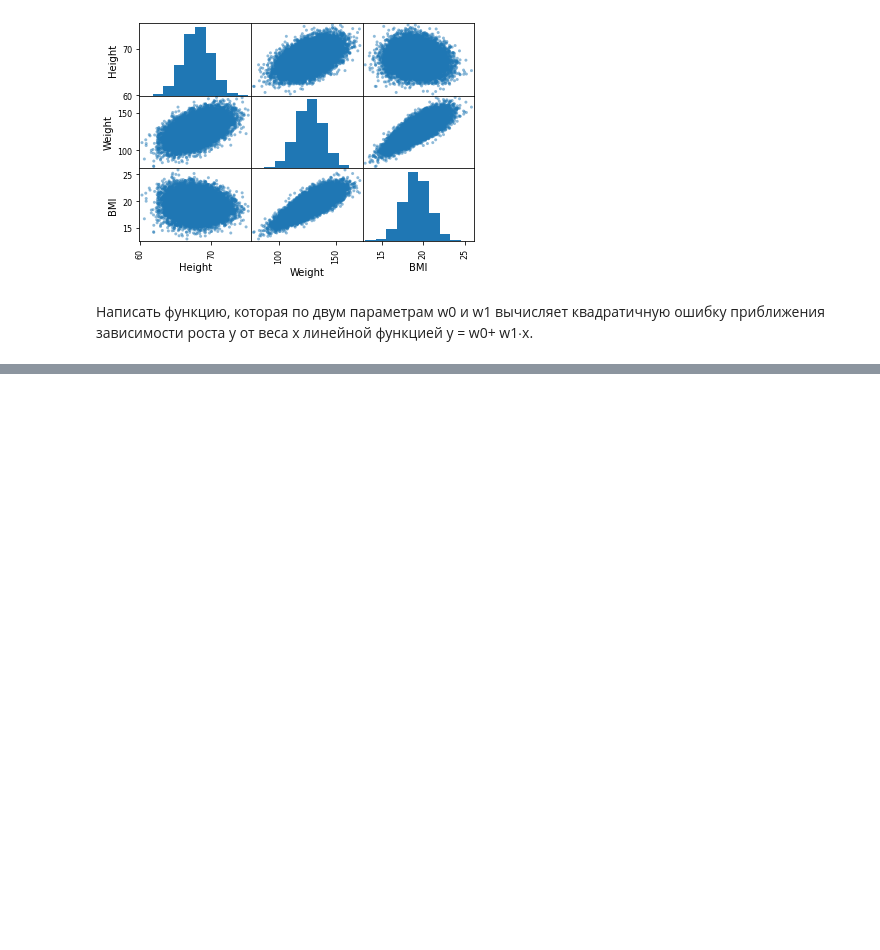
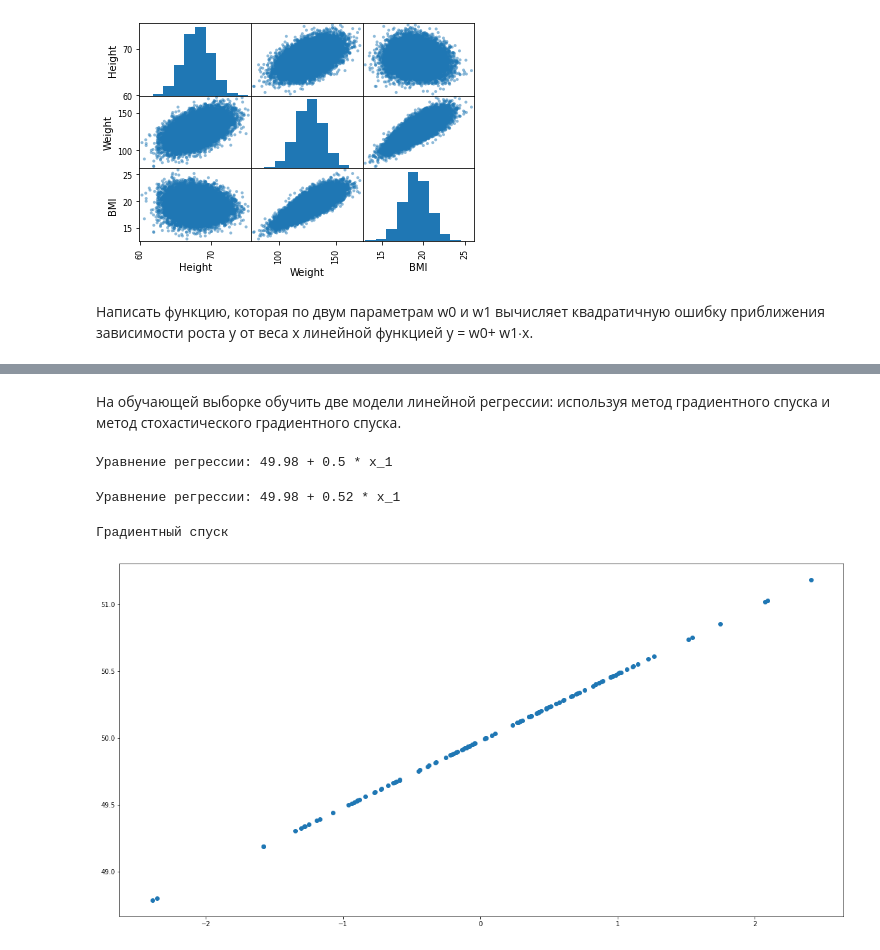
Before and after one commit to UTMN-Magistracy/Machine_Learning, a Jupyter notebook: lab_4_2/lab4_2.ipynb, the cells around one changed output, grey strips where cells are left out. Cells and saved outputs as stored; diff of their text form; code cells hidden in the pictures; blank space fills up the shorter version.

```diff
--- a/lab_4_2/lab4_2.ipynb
+++ b/lab_4_2/lab4_2.ipynb
@@ -301,0 +431,57 @@ class MSE:
+# %%
+X_train, X_test, y_train, y_test = train_test_split(X, y, test_size=0.3, random_state=42)
+# %% [markdown]
+На обучающей выборке обучить две модели линейной регрессии: используя метод градиентного спуска
+и метод стохастического градиентного спуска.
+# %%
+class LinearRegression:
+
+    def __init__(self, gradient_descent, with_stochastic=False):
+        self.gradient_descent = gradient_descent
+        self.with_stochastic = with_stochastic
+
+    def fit(self):
+        self.w_0, self.w_1, self.mse = gradient_descent.start(self.with_stochastic)
+
+    def predict(self, X):
+        assert self.w_0, 'You must call "fit"'
+        assert self.w_1, 'You must call "fit"'
+        return self.w_0 + self.w_1 * X
+
+    def show_scatter(self, X, y):
+        plt.figure(figsize=(20, 10))
+        plt.scatter(X, y)
+        plt.show()
+
+    def __str__(self):
+        assert self.w_0, 'You must call "fit"'
+        assert self.w_1, 'You must call "fit"'
+        return f'Уравнение регрессии: {round(self.w_0, 2)} + {round(self.w_1, 2)} * x_1'
+# %%
+gradient_descent = GradientDescent(
+    X=X_train[:, 0],
+    y=y_train,
+    lr=0.00001,
+    steps=20,
+    batch=10
+)
+
+regression = LinearRegression(gradient_descent)
+regression.fit()
+print(regression)
+y_pred = regression.predict(X_test)
+# %% [output]
+Уравнение регрессии: 49.98 + 0.5 * x_1
+# %%
+regression_s = LinearRegression(gradient_descent, with_stochastic=True)
+regression_s.fit()
+print(regression_s)
+y_pred_s = regression_s.predict(X_test)
+# %% [output]
+Уравнение регрессии: 49.98 + 0.52 * x_1
+# %%
+print("Градиентный спуск")
+regression.show_scatter(X_test, y_pred)
+# %% [output]
+Градиентный спуск
+[figure, added]
```
Also changed, not shown: parts of 32 cells of this notebook.
